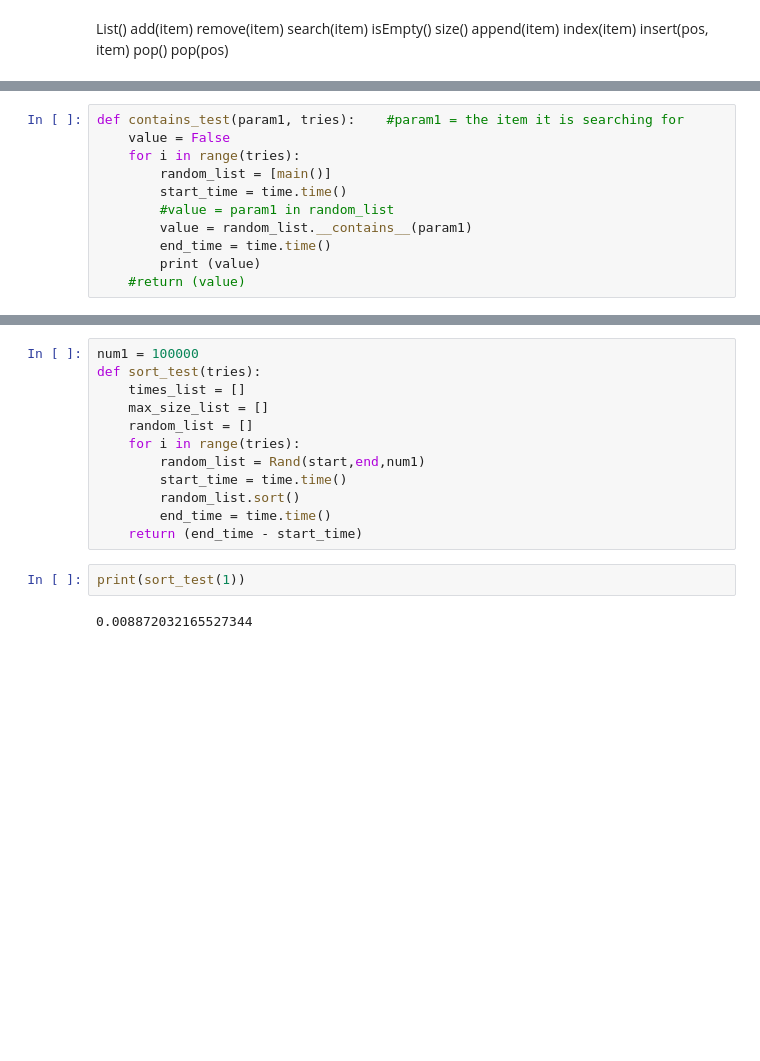
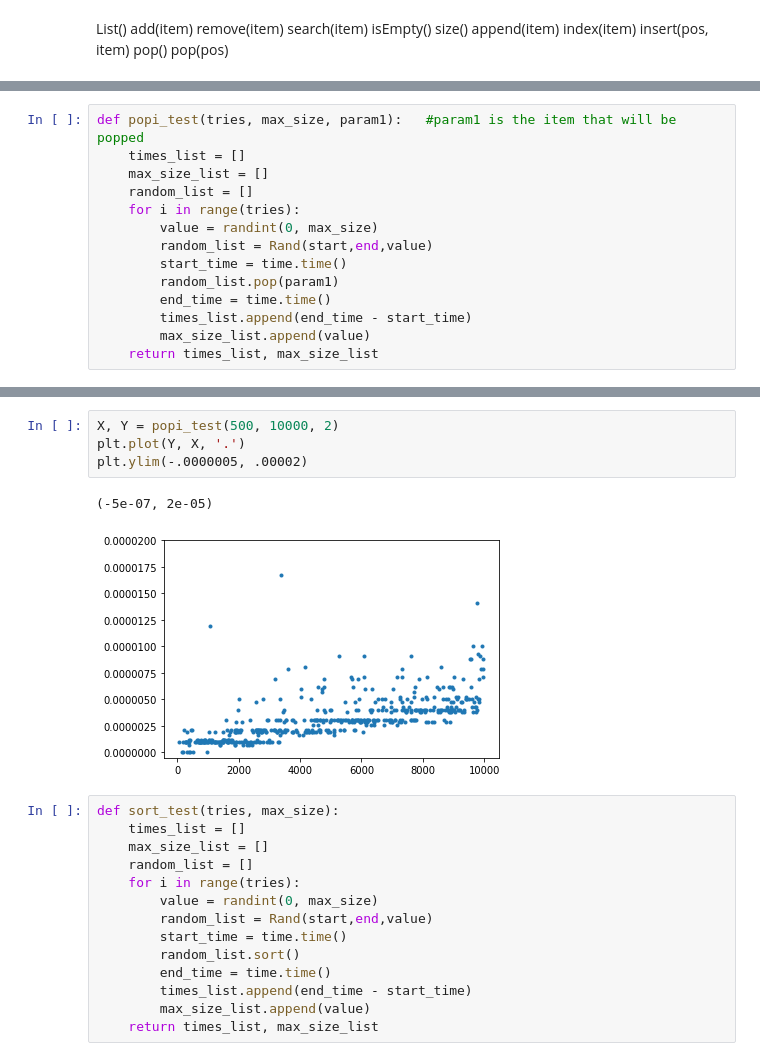
Before and after one commit to sand7281/CS301-Assignment2, a Jupyter notebook: Sort_Get_Set_Multiply.ipynb, the cells around one changed output, grey strips where cells are left out. Saved outputs shown, nothing was run; the diff lists cells and outputs as text; blank space fills up the shorter version.

```diff
--- a/Sort_Get_Set_Multiply.ipynb
+++ b/Sort_Get_Set_Multiply.ipynb
@@ -16,11 +57,14 @@ import time
 # %%
-def contains_test(param1, tries):    #param1 = the item it is searching for
-    value = False
+def popi_test(tries, max_size, param1):   #param1 is the item that will be popped
+    times_list = []
+    max_size_list = []
+    random_list = []
     for i in range(tries):
-        random_list = [main()]
+        value = randint(0, max_size)
+        random_list = Rand(start,end,value)
         start_time = time.time()
-        #value = param1 in random_list
-        value = random_list.__contains__(param1)
+        random_list.pop(param1)
         end_time = time.time()
-        print (value)
-    #return (value)
+        times_list.append(end_time - start_time)
+        max_size_list.append(value)
+    return times_list, max_size_list
@@ -51,16 +71,21 @@ print(Rand(start, end, num))
+# %%
+X, Y = popi_test(500, 10000, 2)
+plt.plot(Y, X, '.')
+plt.ylim(-.0000005, .00002)
+# %% [output]
+(-5e-07, 2e-05)
+[figure, added]
 # %%
-num1 = 100000
-def sort_test(tries):
+def sort_test(tries, max_size):
     times_list = []
     max_size_list = []
     random_list = []
     for i in range(tries):
-        random_list = Rand(start,end,num1)
+        value = randint(0, max_size)
+        random_list = Rand(start,end,value)
         start_time = time.time()
         random_list.sort()
         end_time = time.time()
-    return (end_time - start_time)
+        times_list.append(end_time - start_time)
+        max_size_list.append(value)
+    return times_list, max_size_list
-# %%
-print(sort_test(1))
-# %% [output]
-0.008872032165527344
```
Also changed, not shown: parts of 16 cells of this notebook.
